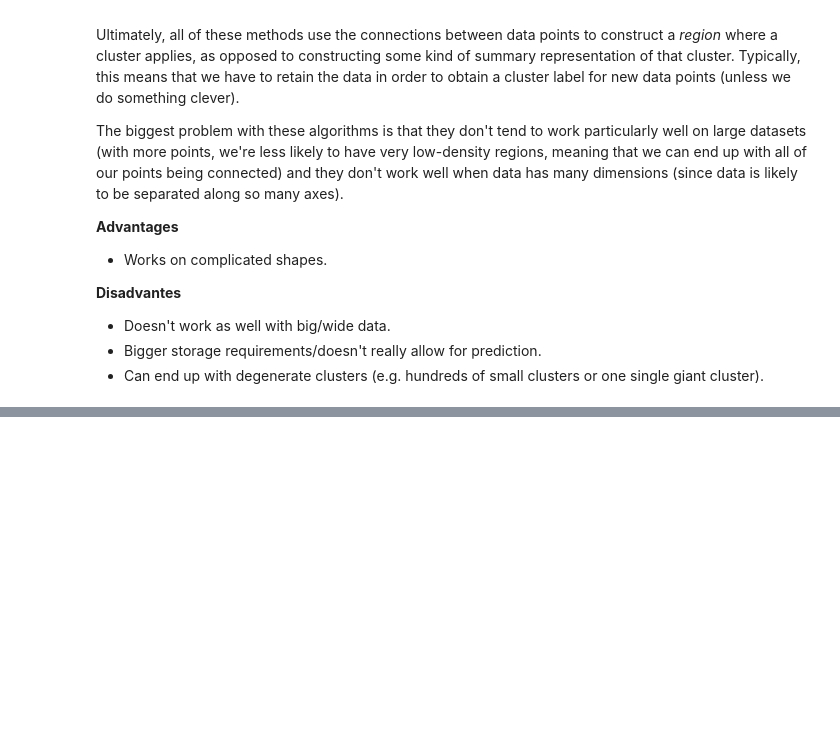
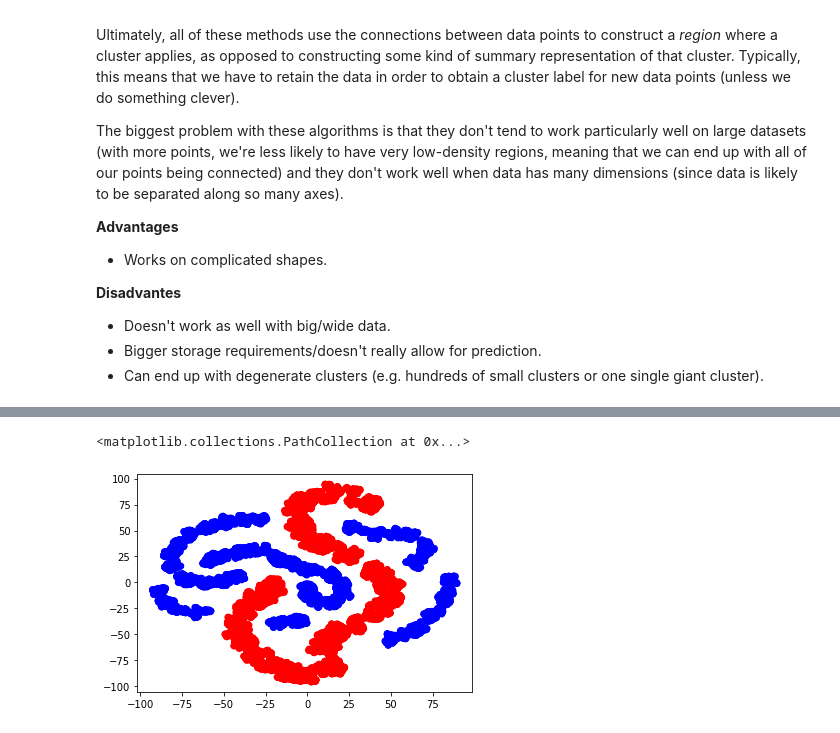
Before and after one commit to ajfinch123/ajfinch123.github.io, a Jupyter notebook: jupyter_notebooks/brainy_bunch.ipynb, the cells around one changed output, grey strips where cells are left out. Saved outputs shown, nothing was run; the diff lists cells and outputs as text; code cells hidden in the pictures; blank space fills up the shorter version.

```diff
--- a/jupyter_notebooks/brainy_bunch.ipynb
+++ b/jupyter_notebooks/brainy_bunch.ipynb
@@ -104,0 +395,9 @@ As demonstrated in [Honey, I Shrunk the Data](https://ajfinch123.github.io/ml/ai
+# %%
+ae = autoencoder(1)
+# %%
+data_t = ae.fit_transform(data[0])
+# %%
+plt.scatter(data_t[:,0], data_t[:,1], color = ['r' if x else 'b' for x in data[1]])
+# %% [output]
+<matplotlib.collections.PathCollection at 0x...>
+[figure, added]
```
Also changed, not shown: parts of 39 cells of this notebook.
